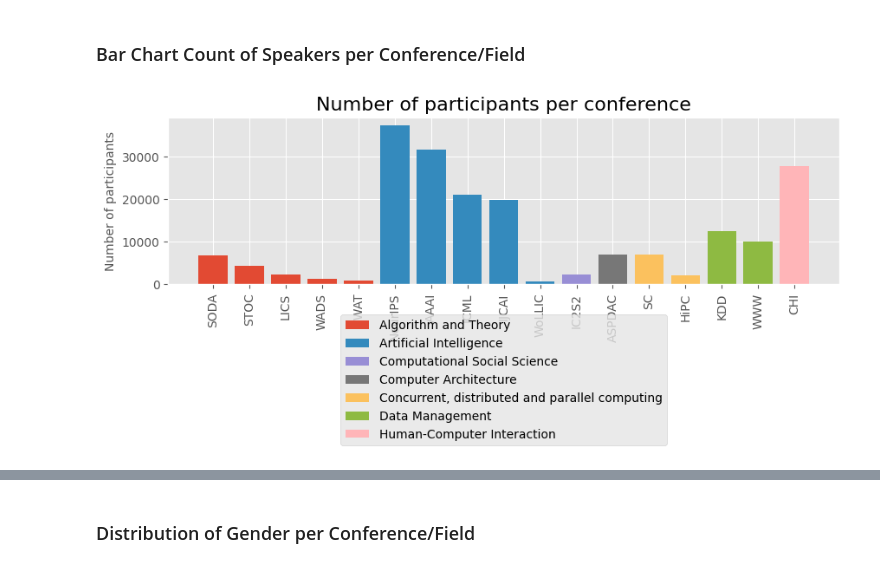
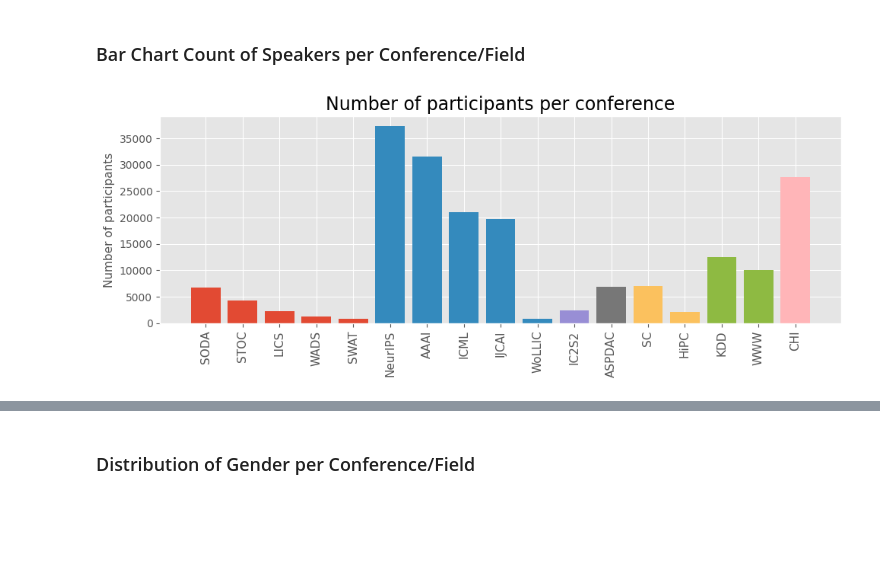
Before and after one commit to mariespedersen/Thesis_github, a Jupyter notebook: Descriptive_Analysis.ipynb, the cells around one changed output, grey strips where cells are left out. Saved outputs shown, nothing was run; the diff lists cells and outputs as text; code cells hidden in the pictures; blank space fills up the shorter version.

```diff
--- a/Descriptive_Analysis.ipynb
+++ b/Descriptive_Analysis.ipynb
@@ -35,27 +31,25 @@ female ratio for proceedings 0.20898796740615913
 # %%
 grouped = df_proceedings.groupby(['Main Topic', 'Conference (short)']).count()['Full name'].reset_index(name = "count" ).sort_values(by=['Main Topic','count'], ascending=[True,False])
 
 unique_topics = sorted(df['Main Topic'].unique())
 # Create a list of colors corresponding to each unique value in the 'Main Topic' column
 # colors = plt.cm.get_cmap('tab20')(np.linspace(0, 1, len(unique_topics)))
 colors = ['C0', 'C1', 'C2','C3','C4','C5','C6']
 
 plt.style.use('ggplot')
-plt.figure(figsize=(10, 2.5))
+plt.figure(figsize=(10, 4))
 for i, topic in enumerate(unique_topics):
 
     subset = grouped[grouped['Main Topic'] == topic]
     plt.bar(subset['Conference (short)'], subset['count'], color=colors[i], label=topic)
 
-plt.xticks(rotation=90)
-plt.ylabel('Number of participants', fontsize=10)
-plt.title('Number of participants per conference', fontsize=16)
+plt.xticks(rotation=90,fontsize=11)
+plt.ylabel('Number of participants', fontsize=11)
+plt.title('Number of participants per conference', fontsize=17)
 
 
-# Move the legend outside the plot box
-plt.legend(loc='lower center',bbox_to_anchor=(0.5, -1))
-
-
+plt.tight_layout()
+plt.savefig(image_path+'Bar_Conf_Count_Pro.pdf')
 plt.show()
 # %% [output]
-[figure, old version]
+[figure, new version]
```
Also changed, not shown: parts of 34 cells of this notebook.
